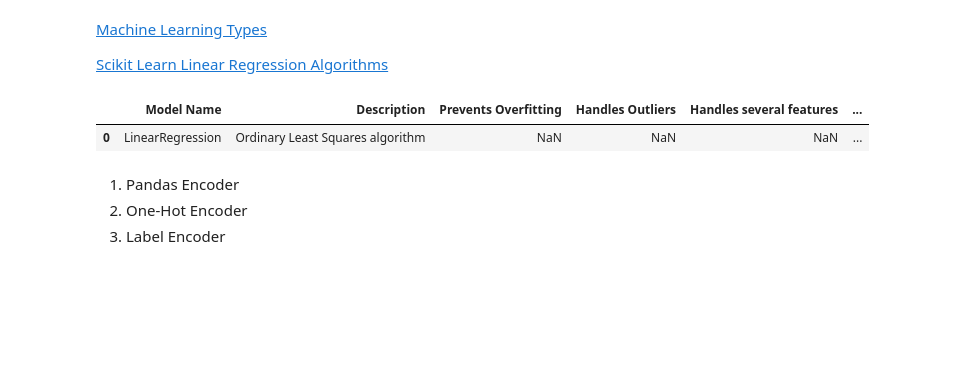
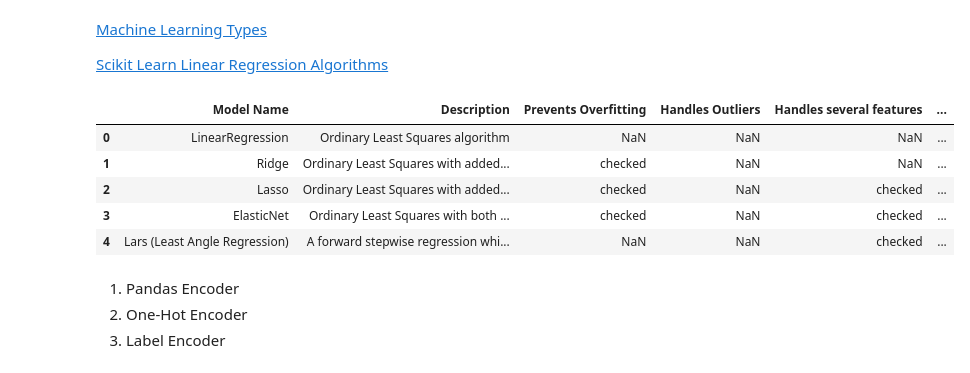
Before and after one commit to elnursahbalayev/UpData, a Jupyter notebook: Data Science Bootcamp/Allahveren bey/Lecture notes new/Machine Learning/Linear Regression.ipynb, the cells around one changed output. Saved outputs shown, nothing was run; the diff lists cells and outputs as text; code cells hidden in the pictures; blank space fills up the shorter version.

```diff
--- a/Data Science Bootcamp/Allahveren bey/Lecture notes new/Machine Learning/Linear Regression.ipynb
+++ b/Data Science Bootcamp/Allahveren bey/Lecture notes new/Machine Learning/Linear Regression.ipynb
@@ -52,10 +52,14 @@ df.head()
 [Scikit Learn Linear Regression Algorithms](https://miro.medium.com/max/828/1*_Wx0vKokbXd20HlbLKpj2A.jpeg)
 # %%
 linear_regression_algos = pd.read_csv("Grid view.csv")
-linear_regression_algos.head(1)
+linear_regression_algos.head(5)
 # %% [output]
 |  | Model Name | Description | Prevents Overfitting | Handles Outliers | Handles several features | ... |
 | 0 | LinearRegression | Ordinary Least Squares algorithm | NaN | NaN | NaN | ... |
+| 1 | Ridge | Ordinary Least Squares with added... | checked | NaN | NaN | ... |
+| 2 | Lasso | Ordinary Least Squares with added... | checked | NaN | checked | ... |
+| 3 | ElasticNet | Ordinary Least Squares with both ... | checked | NaN | checked | ... |
+| 4 | Lars (Least Angle Regression) | A forward stepwise regression whi... | NaN | NaN | checked | ... |
 # %% [markdown]
 1. Pandas Encoder
 2. One-Hot Encoder
```
Also changed, not shown: 1 other file.
